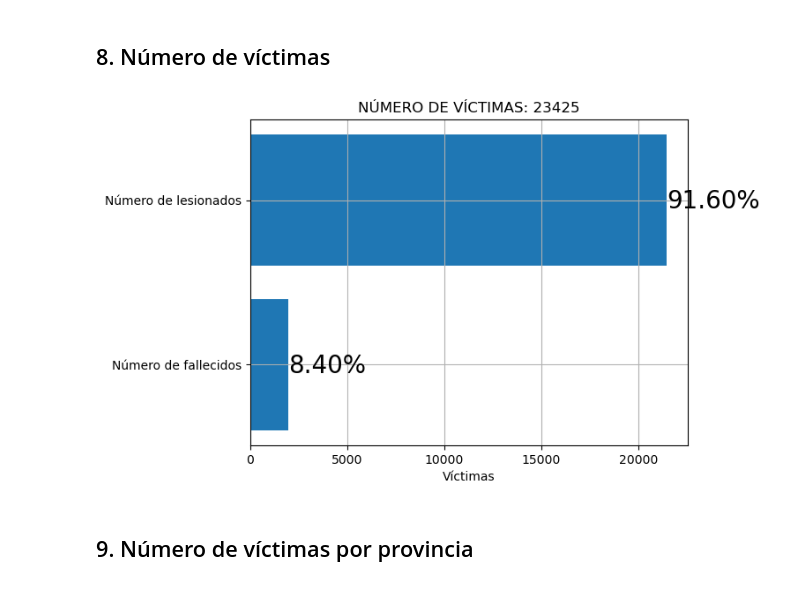
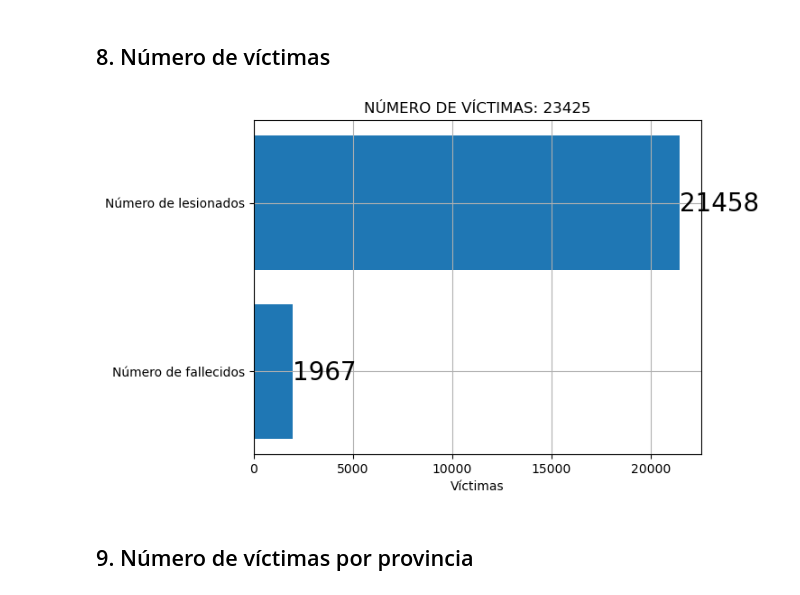
Before and after one commit to 2020-A-Python-GR1/py-arias-tuqueres-josue-nicolas, a Jupyter notebook: proyecto/Proyecto - Dataset CSV/Informe.ipynb, the cells around one changed output. Saved outputs shown, nothing was run; the diff lists cells and outputs as text; code cells hidden in the pictures.

```diff
--- a/proyecto/Proyecto Parte 2/Informe.ipynb
+++ b/proyecto/Proyecto - Dataset CSV/Informe.ipynb
@@ -389,22 +396,22 @@ graficoBarrasHorizontal(accidentes_por_zona.index,
 # %%
 victima = df[["NUM_LESIONADO", "NUM_FALLECIDO"]]
 NUM_LESIONADO = int(victima["NUM_LESIONADO"].sum())
 NUM_FALLECIDO = int(victima["NUM_FALLECIDO"].sum())
 
 indice_lesionados_fallecidos = ["Número de lesionados", "Número de fallecidos"]
 data_lesionados_fallecidos = [NUM_LESIONADO, NUM_FALLECIDO]
 victimas_totales = sum(data_lesionados_fallecidos)
 
 graficoBarrasHorizontal(indice_lesionados_fallecidos,
                         data_lesionados_fallecidos,
                         victimas_totales,
                         'Víctimas',
                         "NÚMERO DE VÍCTIMAS: " + str(victimas_totales),
                         0.05,
                         20,
-                        True)
+                        False)
 # %% [output]
-[figure, old version]
+[figure, new version]
 # %% [markdown]
 <h2>9. Número de víctimas por provincia</h2>
 # %%
```
Also changed, not shown: parts of 16 cells of this notebook, 17 other files.
